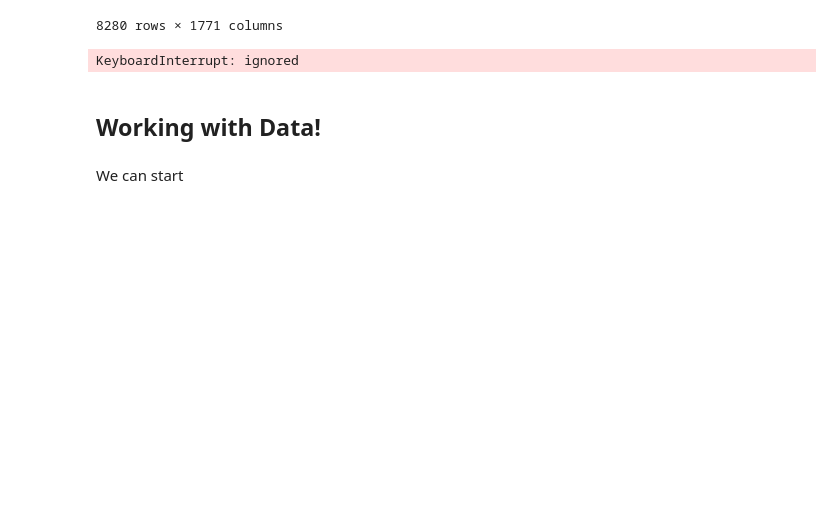
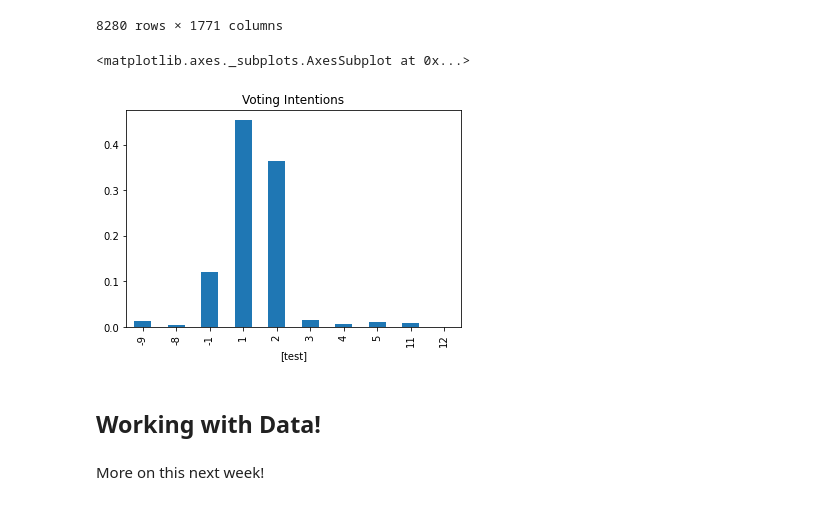
Before and after one commit to mickaeltemporao/itds, a Jupyter notebook: materials/03-functions-and-packages.ipynb, the cells around one changed output. Saved outputs shown, nothing was run; the diff lists cells and outputs as text; code cells hidden in the pictures; blank space fills up the shorter version.

```diff
--- a/materials/03-functions-and-packages.ipynb
+++ b/materials/03-functions-and-packages.ipynb
@@ -260,13 +259,20 @@ df = pandas.read_csv(data_url, compression='gzip')
 | 8278 | ANES2020TimeSeries_20210719 | 535421 | -1 | 3 | 6 | 3 | 0 | -2 | -2 | -2 | ... |
 | 8279 | ANES2020TimeSeries_20210719 | 535469 | -1 | 1 | 6 | 3 | 0 | -2 | -2 | -2 | ... |
 8280 rows × 1771 columns
-# %%
-df.plot(x="V201033", kind='bar')
-# %% [output]
-KeyboardInterrupt: ignored
+# %%
+df["V201033"].value_counts(
+    normalize=True
+).sort_index(
+).plot.bar(
+    title="Voting Intentions",
+    xlabel=['test'],
+)
+# %% [output]
+<matplotlib.axes._subplots.AxesSubplot at 0x...>
+[figure, added]
 # %% [markdown]
 ## Working with Data!
-# %% [markdown]
-We can start
+# %% [markdown]
+More on this next week!
 # %% [markdown]
 ![](https://i.redd.it/ki8fpi50vy811.gif)
```
Also changed, not shown: parts of 2 cells of this notebook.
